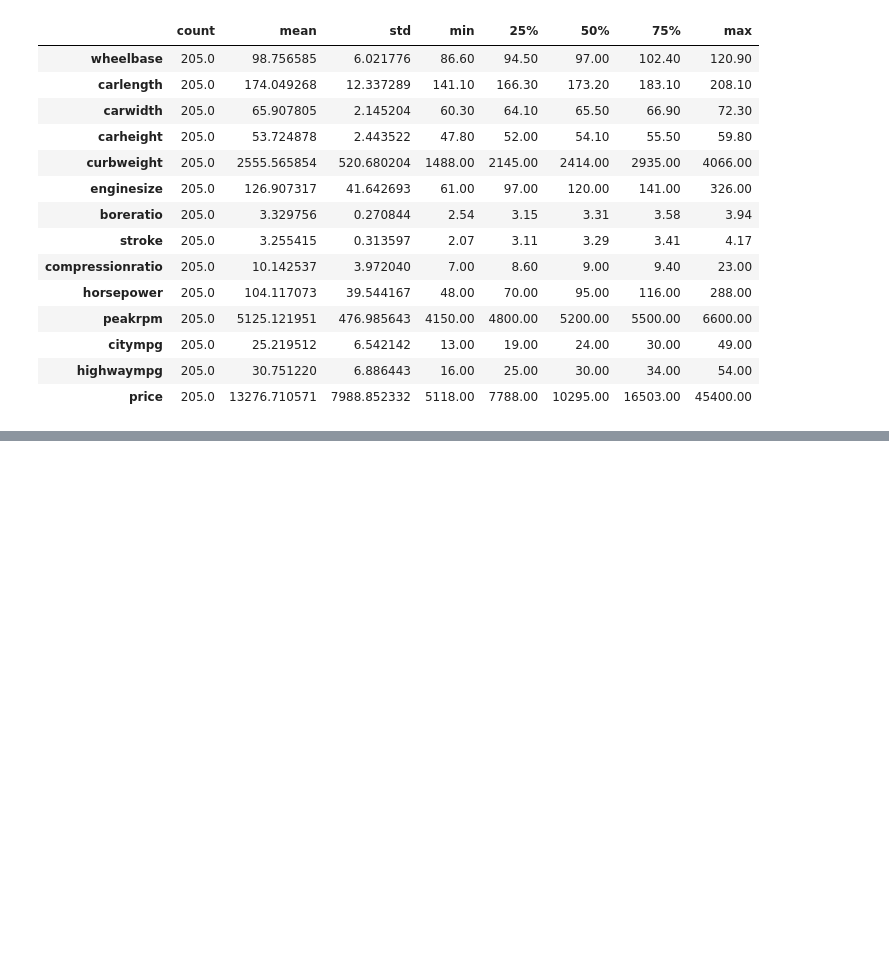
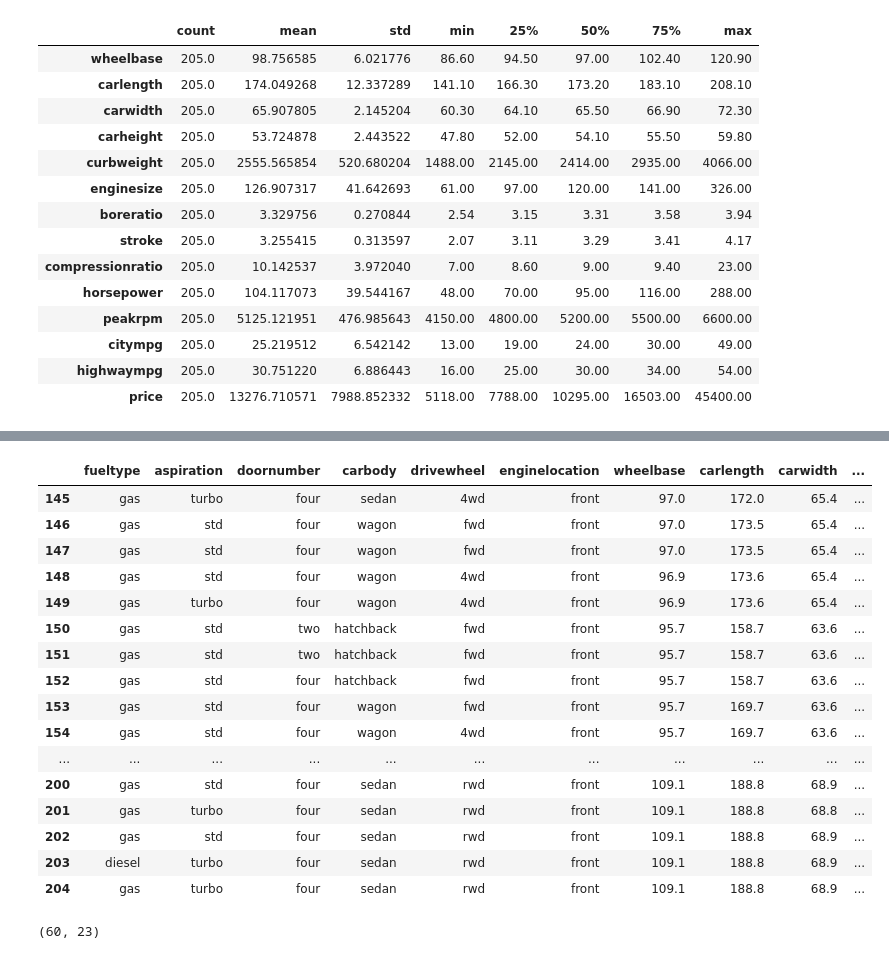
Before and after one commit to SyedHuzaifa007/PIAIC-Deep-Learning-Assignment, a Jupyter notebook: Car_Price_Prediction_assignment.ipynb, the cells around one changed output, grey strips where cells are left out. Cells and saved outputs as stored; diff of their text form; code cells hidden in the pictures; blank space fills up the shorter version.

```diff
--- a/Car_Price_Prediction_assignment.ipynb
+++ b/Car_Price_Prediction_assignment.ipynb
@@ -237,0 +154,25 @@ Test Accuracy: 0.016129031777381897
+# %%
+test_data = df.iloc[145:,:]
+test_data
+# %% [output]
+|  | fueltype | aspiration | doornumber | carbody | drivewheel | enginelocation | wheelbase | carlength | carwidth | ... |
+| 145 | gas | turbo | four | sedan | 4wd | front | 97.0 | 172.0 | 65.4 | ... |
+| 146 | gas | std | four | wagon | fwd | front | 97.0 | 173.5 | 65.4 | ... |
+| 147 | gas | std | four | wagon | fwd | front | 97.0 | 173.5 | 65.4 | ... |
+| 148 | gas | std | four | wagon | 4wd | front | 96.9 | 173.6 | 65.4 | ... |
+| 149 | gas | turbo | four | wagon | 4wd | front | 96.9 | 173.6 | 65.4 | ... |
+| 150 | gas | std | two | hatchback | fwd | front | 95.7 | 158.7 | 63.6 | ... |
+| 151 | gas | std | two | hatchback | fwd | front | 95.7 | 158.7 | 63.6 | ... |
+| 152 | gas | std | four | hatchback | fwd | front | 95.7 | 158.7 | 63.6 | ... |
+| 153 | gas | std | four | wagon | fwd | front | 95.7 | 169.7 | 63.6 | ... |
+| 154 | gas | std | four | wagon | 4wd | front | 95.7 | 169.7 | 63.6 | ... |
+| ... | ... | ... | ... | ... | ... | ... | ... | ... | ... | ... |
+| 200 | gas | std | four | sedan | rwd | front | 109.1 | 188.8 | 68.9 | ... |
+| 201 | gas | turbo | four | sedan | rwd | front | 109.1 | 188.8 | 68.8 | ... |
+| 202 | gas | std | four | sedan | rwd | front | 109.1 | 188.8 | 68.9 | ... |
+| 203 | diesel | turbo | four | sedan | rwd | front | 109.1 | 188.8 | 68.9 | ... |
+| 204 | gas | turbo | four | sedan | rwd | front | 109.1 | 188.8 | 68.9 | ... |
+# %%
+test_data.shape
+# %% [output]
+(60, 23)
```
Also changed, not shown: parts of 17 cells of this notebook.
